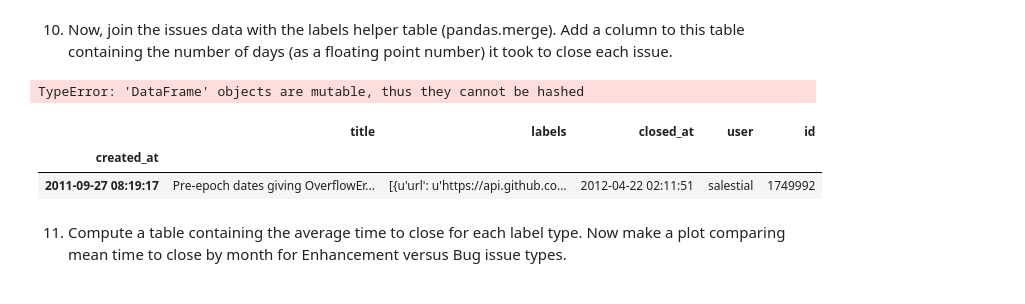
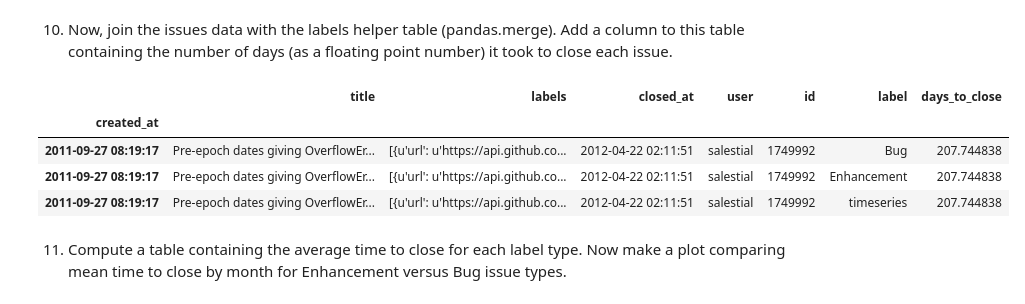
Before and after one commit to Phononic/Sean_Lubner_250HWs, a Jupyter notebook: hw7/hw7.ipynb, the cells around one changed output. Drawn from its saved outputs; the diff is of its cells as text; code cells hidden in the pictures.

```diff
--- a/hw7/hw7.ipynb
+++ b/hw7/hw7.ipynb
@@ -242,23 +242,20 @@ labels_tracker.head(20)
 10) Now, join the issues data with the labels helper table (pandas.merge). Add
 a column to this table containing the number of days (as a floating point
 number) it took to close each issue.
-# %%
-test = pd.merge(df, labels_tracker)
-print 'df:', len(df)
-print 'labels:', len(labels_tracker)
-print "test:", len(test)
-test2 = pd.merge(test, pd.concat({'created_at':df_raw.created_at}) )
-test2[test2.id == 1749992]
-#issue_days = df.closed_at.resample('M', how = [avg_fix_days, 'count'])
-#test.head()
-# %% [output]
-TypeError: 'DataFrame' objects are mutable, thus they cannot be hashed
-# %%
-df[df.id == 1749992]
-# %% [output]
-|  | title | labels | closed_at | user | id |
-| created_at |  |  |  |  |  |
-| 2011-09-27 08:19:17 | Pre-epoch dates giving OverflowEr... | [{u'url': u'https://api.github.co... | 2012-04-22 02:11:51 | salestial | 1749992 |
+# %%
+temp = pd.merge(df, labels_tracker)
+df4 = pd.merge(temp, pd.DataFrame({'created_at':df_raw.created_at, 'id':df_raw.id}) ) # bring back created_at data
+df4.set_index('created_at', inplace=True)
+durations = [(end-df4.index[i]).total_seconds()/(24*60*60) for i, end in enumerate(df4.closed_at)] # calculate days to close
+df4['days_to_close'] = pd.Series(durations, index=df4.index) # add column
+df4[df4.id == 1749992]
+#df4.head()
+# %% [output]
+|  | title | labels | closed_at | user | id | label | days_to_close |
+| created_at |  |  |  |  |  |  |  |
+| 2011-09-27 08:19:17 | Pre-epoch dates giving OverflowEr... | [{u'url': u'https://api.github.co... | 2012-04-22 02:11:51 | salestial | 1749992 | Bug | 207.744838 |
+| 2011-09-27 08:19:17 | Pre-epoch dates giving OverflowEr... | [{u'url': u'https://api.github.co... | 2012-04-22 02:11:51 | salestial | 1749992 | Enhancement | 207.744838 |
+| 2011-09-27 08:19:17 | Pre-epoch dates giving OverflowEr... | [{u'url': u'https://api.github.co... | 2012-04-22 02:11:51 | salestial | 1749992 | timeseries | 207.744838 |
 # %% [markdown]
 11) Compute a table containing the average time to close for each label
 type. Now make a plot comparing mean time to close by month for Enhancement
```
Also changed, not shown: parts of 2 cells of this notebook.
